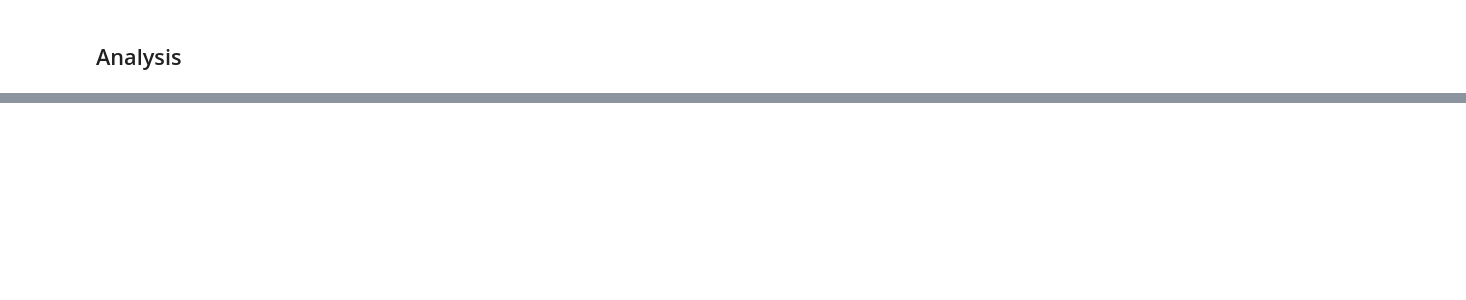
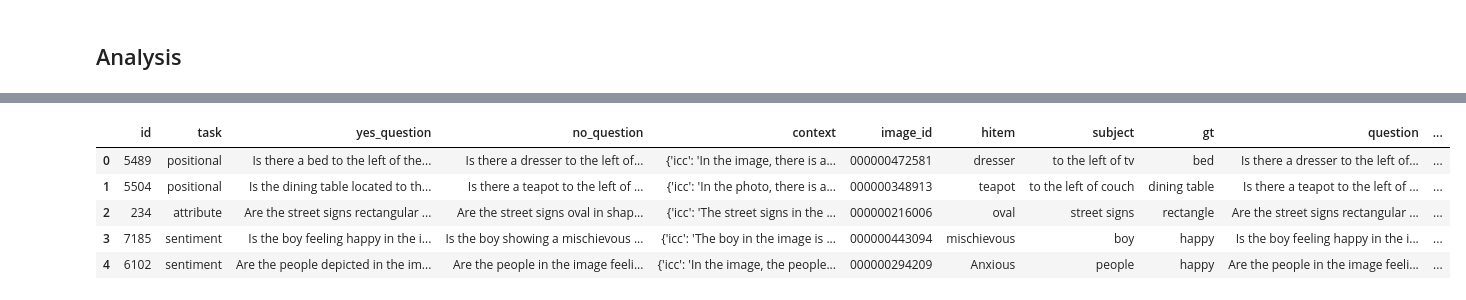
Before and after one commit to Venomsnaker/hcmus-hallucination-detection, a Jupyter notebook: experiment/phd.ipynb, the cells around one changed output, grey strips where cells are left out. Drawn from its saved outputs; the diff is of its cells as text; code cells hidden in the pictures; blank space fills up the shorter version.

```diff
--- a/experiment/phd.ipynb
+++ b/experiment/phd.ipynb
@@ -57,0 +72,24 @@ answer lengths q3: 28.25
+# %%
+file_path = "../data/phd/phd_sampled_qwen3_vl_2b_full.json"
+
+with open(file_path, "r", encoding="utf-8") as f:
+    dataset = json.load(f)
+# %%
+def get_balanced_raw_dataset(dataset):
+    label_counts = Counter(item["hallucinated_label"] for item in dataset)
+    print("Label distribution before balancing:\n", label_counts)
+
+    min_count = min(label_counts.values())
+    print(f"Max balanced count per label: {min_count}")
+
+    balanced_dataset = []
+
+    for label in label_counts:
+        label_samples = [item for item in dataset if item["hallucinated_label"] == label]
+        balanced_dataset.extend(random.sample(label_samples, min_count))
+    print(f"Balanced dataset size: {len(balanced_dataset)}")
+    print("Label distribution after balancing:\n", Counter(item["hallucinated_label"] for item in balanced_dataset))
+    print("Task distribution after balancing:\n", Counter(item["task"] for item in balanced_dataset))
+    return balanced_dataset
+
+balanced_dataset = get_balanced_raw_dataset(dataset)
@@ -57,0 +105,10 @@ answer lengths q3: 28.25
+# %%
+df_balanced = pd.DataFrame(balanced_dataset)
+df_balanced.head()
+# %% [output]
+|  | id | task | yes_question | no_question | context | image_id | hitem | subject | gt | question | ... |
+| 0 | 5489 | positional | Is there a bed to the left of the... | Is there a dresser to the left of... | {'icc': 'In the image, there is a... | 000000472581 | dresser | to the left of tv | bed | Is there a dresser to the left of... | ... |
+| 1 | 5504 | positional | Is the dining table located to th... | Is there a teapot to the left of ... | {'icc': 'In the photo, there is a... | 000000348913 | teapot | to the left of couch | dining table | Is there a teapot to the left of ... | ... |
+| 2 | 234 | attribute | Are the street signs rectangular ... | Are the street signs oval in shap... | {'icc': 'The street signs in the ... | 000000216006 | oval | street signs | rectangle | Are the street signs rectangular ... | ... |
+| 3 | 7185 | sentiment | Is the boy feeling happy in the i... | Is the boy showing a mischievous ... | {'icc': 'The boy in the image is ... | 000000443094 | mischievous | boy | happy | Is the boy feeling happy in the i... | ... |
+| 4 | 6102 | sentiment | Are the people depicted in the im... | Are the people in the image feeli... | {'icc': 'In the image, the people... | 000000294209 | Anxious | people | happy | Are the people in the image feeli... | ... |
```
Also changed, not shown: parts of 8 cells of this notebook, 8 other files.
